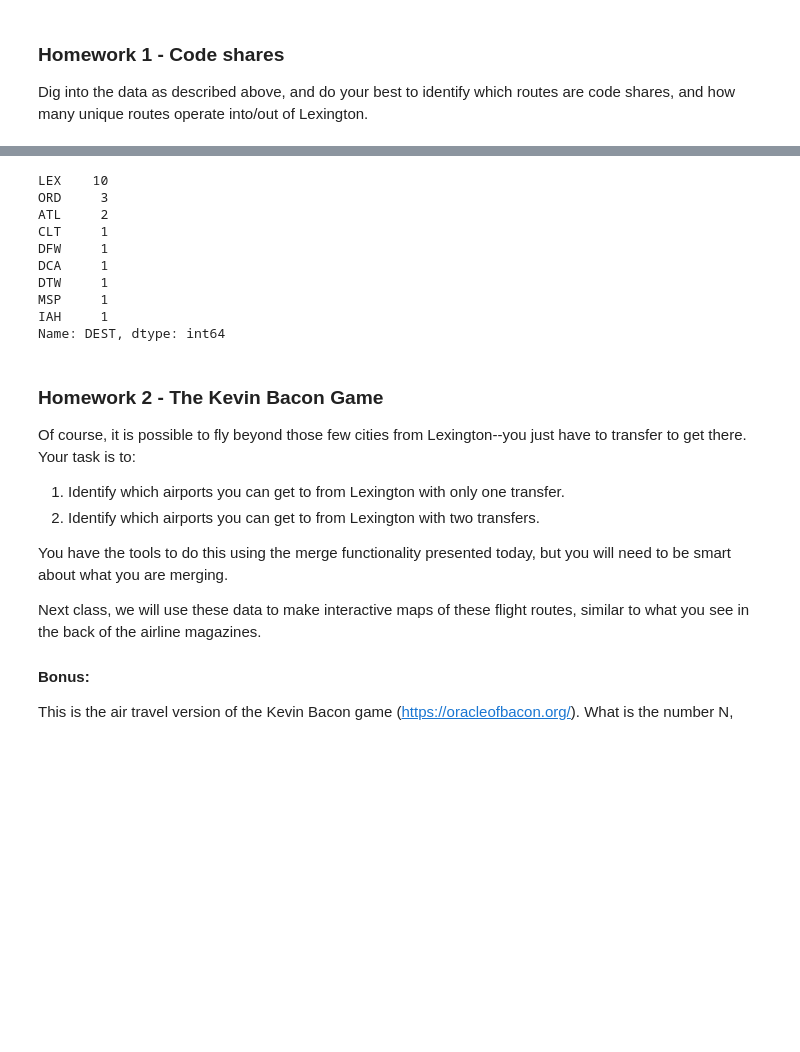
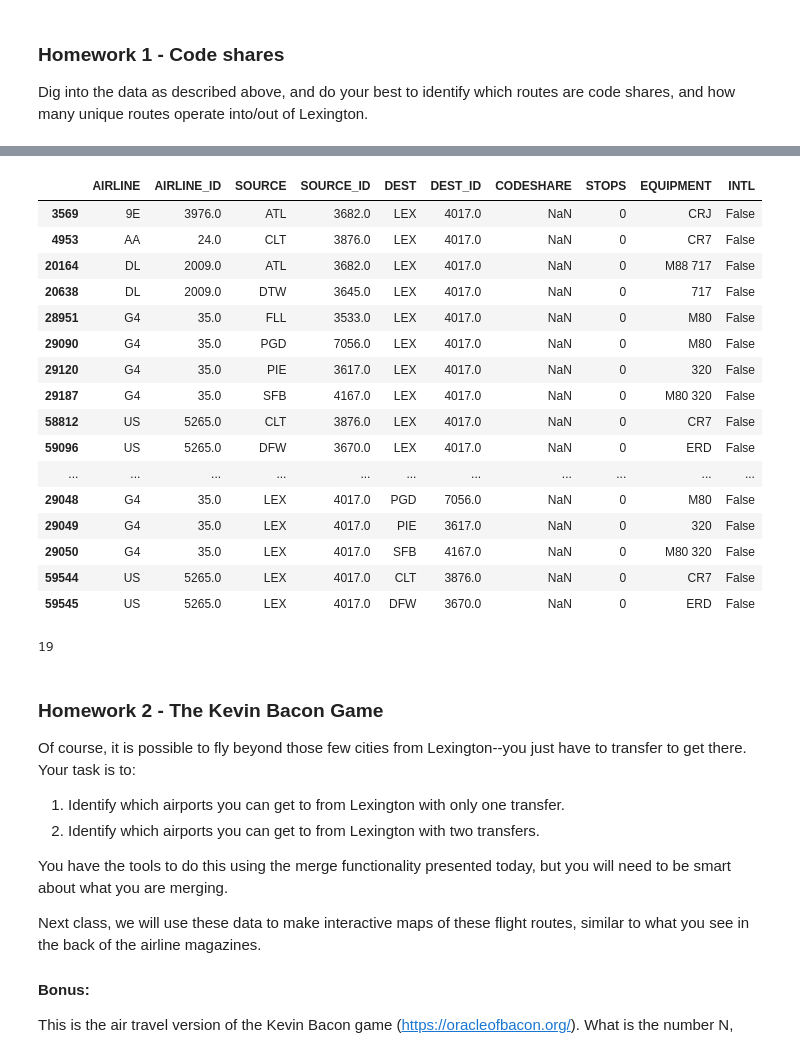
Before and after one commit to Mimarah/ce599, a Jupyter notebook: 07-Merging/open-flights-tutorial.ipynb, the cells around one changed output, grey strips where cells are left out. Saved outputs shown, nothing was run; the diff lists cells and outputs as text; code cells hidden in the pictures; blank space fills up the shorter version.

```diff
--- a/07-Merging/open-flights-tutorial.ipynb
+++ b/07-Merging/open-flights-tutorial.ipynb
@@ -470,3 +464,14 @@ def is_international(a):
+# %%
+def is_international(a):
+    '''
+    domestic is a list of two digit IATA codes of US carriers
+    a represents a two digit IATA code
+    This method will return false for domestic flights and true for international flights
+    '''
+    if a in domestic:
+        return False
+    else:
+        return True
 # %%
 lex_routes['INTL'] = lex_routes['AIRLINE'].apply(is_international)
 # %%
@@ -570,19 +575,32 @@ codeshares
 | 57029 | UA | 5209.0 | LEX | 4017.0 | IAH | 3550.0 | Y | 0 | ERJ | False |
 | 57030 | UA | 5209.0 | LEX | 4017.0 | ORD | 3830.0 | Y | 0 | ERJ CRJ | False |
 | 59546 | US | 5265.0 | LEX | 4017.0 | ORD | 3830.0 | Y | 0 | ERD ER4 | False |
-# %%
-codeshares['DEST'].value_counts()
-# %% [output]
-LEX    10
-ORD     3
-ATL     2
-CLT     1
-DFW     1
-DCA     1
-DTW     1
-MSP     1
-IAH     1
-Name: DEST, dtype: int64
+# %%
+notcodeshares = lex_routes[lex_routes['CODESHARE'] != 'Y']
+notcodeshares
+# %% [output]
+|  | AIRLINE | AIRLINE_ID | SOURCE | SOURCE_ID | DEST | DEST_ID | CODESHARE | STOPS | EQUIPMENT | INTL |
+| 3569 | 9E | 3976.0 | ATL | 3682.0 | LEX | 4017.0 | NaN | 0 | CRJ | False |
+| 4953 | AA | 24.0 | CLT | 3876.0 | LEX | 4017.0 | NaN | 0 | CR7 | False |
+| 20164 | DL | 2009.0 | ATL | 3682.0 | LEX | 4017.0 | NaN | 0 | M88 717 | False |
+| 20638 | DL | 2009.0 | DTW | 3645.0 | LEX | 4017.0 | NaN | 0 | 717 | False |
+| 28951 | G4 | 35.0 | FLL | 3533.0 | LEX | 4017.0 | NaN | 0 | M80 | False |
+| 29090 | G4 | 35.0 | PGD | 7056.0 | LEX | 4017.0 | NaN | 0 | M80 | False |
+| 29120 | G4 | 35.0 | PIE | 3617.0 | LEX | 4017.0 | NaN | 0 | 320 | False |
+| 29187 | G4 | 35.0 | SFB | 4167.0 | LEX | 4017.0 | NaN | 0 | M80 320 | False |
+| 58812 | US | 5265.0 | CLT | 3876.0 | LEX | 4017.0 | NaN | 0 | CR7 | False |
+| 59096 | US | 5265.0 | DFW | 3670.0 | LEX | 4017.0 | NaN | 0 | ERD | False |
+| ... | ... | ... | ... | ... | ... | ... | ... | ... | ... | ... |
+| 29048 | G4 | 35.0 | LEX | 4017.0 | PGD | 7056.0 | NaN | 0 | M80 | False |
+| 29049 | G4 | 35.0 | LEX | 4017.0 | PIE | 3617.0 | NaN | 0 | 320 | False |
+| 29050 | G4 | 35.0 | LEX | 4017.0 | SFB | 4167.0 | NaN | 0 | M80 320 | False |
+| 59544 | US | 5265.0 | LEX | 4017.0 | CLT | 3876.0 | NaN | 0 | CR7 | False |
+| 59545 | US | 5265.0 | LEX | 4017.0 | DFW | 3670.0 | NaN | 0 | ERD | False |
+# %%
+#unique routes that operate in/out of lexington
+len(notcodeshares)
+# %% [output]
+19
 # %% [markdown]
 ### Homework 2 - The Kevin Bacon Game
 
```
Also changed, not shown: parts of 28 cells of this notebook, 8 other files.
